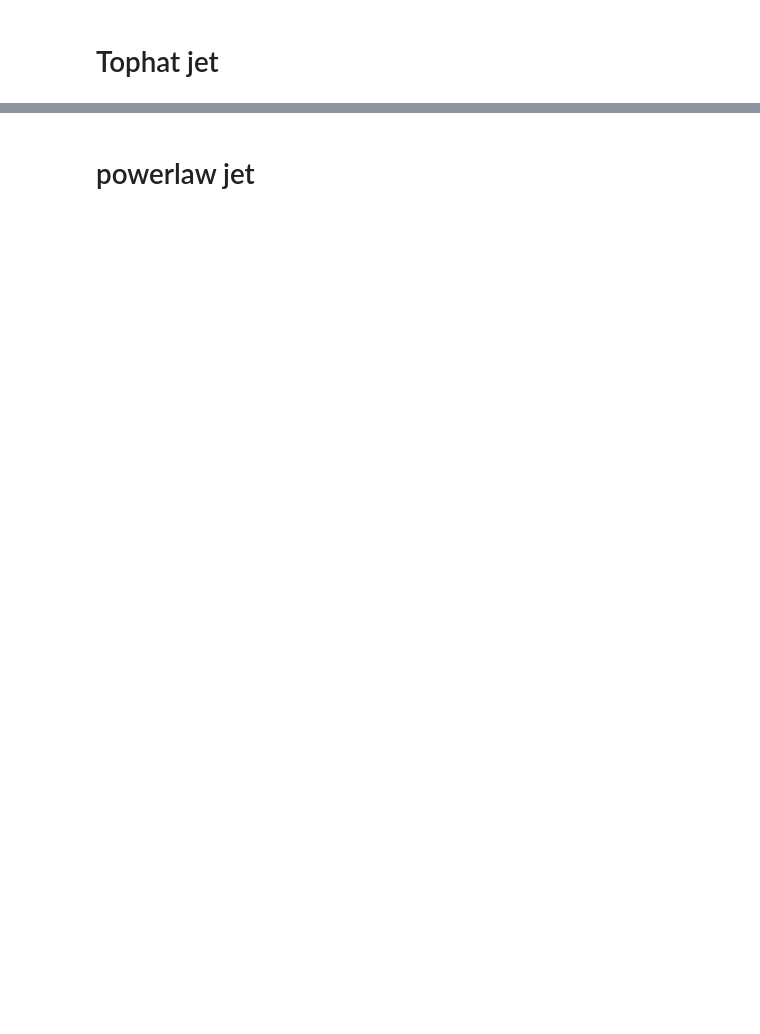
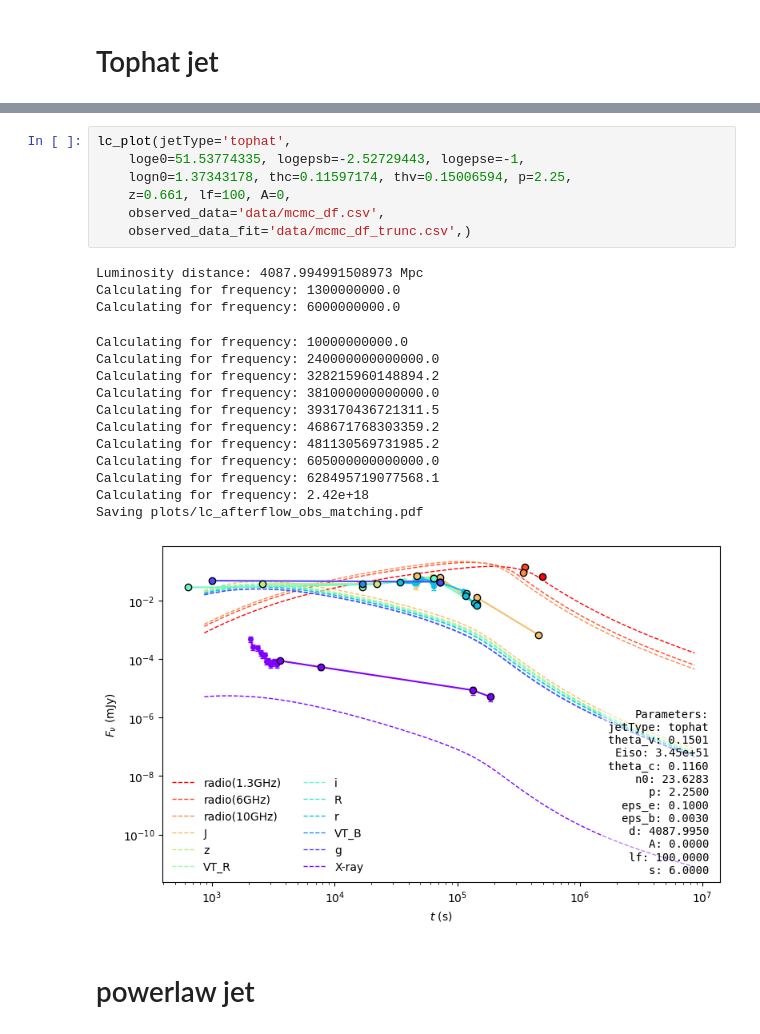
Before and after one commit to skp80286/grb_investigation, a Jupyter notebook: lc_jetsimpy.ipynb, the cells around one changed output, grey strips where cells are left out. Saved outputs shown, nothing was run; the diff lists cells and outputs as text; blank space fills up the shorter version.

```diff
--- a/lc_jetsimpy.ipynb
+++ b/lc_jetsimpy.ipynb
@@ -241,3 +168,26 @@ Saving plots/lc_afterflow_obs_matching.pdf
+# %%
+lc_plot(jetType='tophat',
+    loge0=51.53774335, logepsb=-2.52729443, logepse=-1,
+    logn0=1.37343178, thc=0.11597174, thv=0.15006594, p=2.25,
+    z=0.661, lf=100, A=0,
+    observed_data='data/mcmc_df.csv',
+    observed_data_fit='data/mcmc_df_trunc.csv',)
+# %% [output]
+Luminosity distance: 4087.994991508973 Mpc
+Calculating for frequency: 1300000000.0
+Calculating for frequency: 6000000000.0
+Calculating for frequency: 10000000000.0
+Calculating for frequency: 240000000000000.0
+Calculating for frequency: 328215960148894.2
+Calculating for frequency: 381000000000000.0
+Calculating for frequency: 393170436721311.5
+Calculating for frequency: 468671768303359.2
+Calculating for frequency: 481130569731985.2
+Calculating for frequency: 605000000000000.0
+Calculating for frequency: 628495719077568.1
+Calculating for frequency: 2.42e+18
+Saving plots/lc_afterflow_obs_matching.pdf
+[figure, added]
 # %% [markdown]
 # powerlaw jet
 # %%
```
Also changed, not shown: parts of 14 cells of this notebook, 5 other files.
